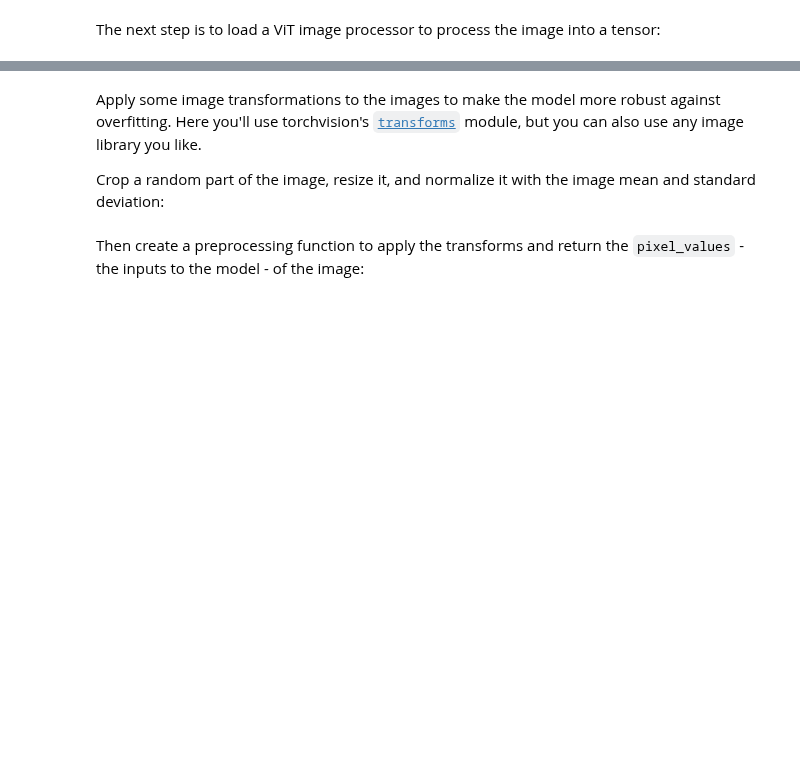
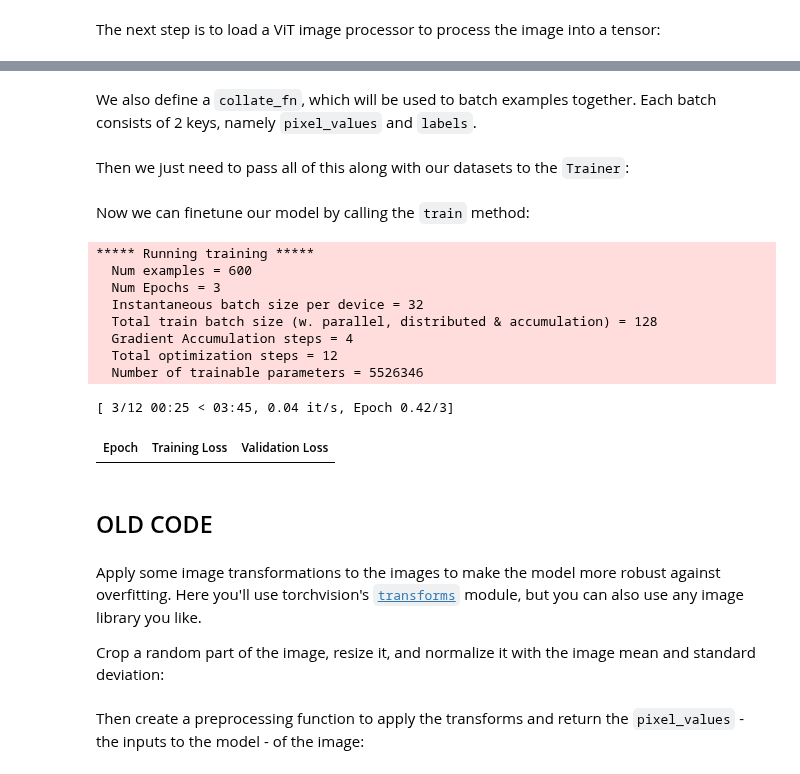
Before and after one commit to jorcisai/ARF, a Jupyter notebook: HuggingFace/07-Finetuning-ImageClassification.ipynb, the cells around one changed output, grey strips where cells are left out. Cells and saved outputs as stored; diff of their text form; code cells hidden in the pictures; blank space fills up the shorter version.

```diff
--- a/HuggingFace/07-Finetuning-ImageClassification.ipynb
+++ b/HuggingFace/07-Finetuning-ImageClassification.ipynb
@@ -103,0 +259,4 @@ The next step is to load a ViT image processor to process the image into a tenso
+# %%
+from datasets import load_metric
+
+metric = load_metric("accuracy")
@@ -104,3 +265,57 @@ The next step is to load a ViT image processor to process the image into a tenso
+# %%
+import numpy as np
+
+# the compute_metrics function takes a Named Tuple as input:
+# predictions, which are the logits of the model as Numpy arrays,
+# and label_ids, which are the ground-truth labels as Numpy arrays.
+def compute_metrics(eval_pred):
+    """Computes accuracy on a batch of predictions"""
+    predictions = np.argmax(eval_pred.predictions, axis=1)
+    return metric.compute(predictions=predictions, references=eval_pred.label_ids)
+# %% [markdown]
+We also define a `collate_fn`, which will be used to batch examples together.
+Each batch consists of 2 keys, namely `pixel_values` and `labels`.
+# %%
+import torch
+
+def collate_fn(examples):
+    pixel_values = torch.stack([example["pixel_values"] for example in examples])
+    labels = torch.tensor([example["label"] for example in examples])
+    return {"pixel_values": pixel_values, "labels": labels}
+# %% [markdown]
+Then we just need to pass all of this along with our datasets to the `Trainer`:
+# %%
+trainer = Trainer(
+    model,
+    args,
+    train_dataset=tr_fashion,
+    eval_dataset=dv_fashion,
+    tokenizer=feature_extractor,
+    compute_metrics=compute_metrics,
+    data_collator=collate_fn,
+)
+# %% [markdown]
+Now we can finetune our model by calling the `train` method:
+# %%
+train_results = trainer.train()
+# rest is optional but nice to have
+trainer.save_model()
+trainer.log_metrics("train", train_results.metrics)
+trainer.save_metrics("train", train_results.metrics)
+trainer.save_state()
+# %% [output]
+***** Running training *****
+  Num examples = 600
+  Num Epochs = 3
+  Instantaneous batch size per device = 32
+  Total train batch size (w. parallel, distributed & accumulation) = 128
+  Gradient Accumulation steps = 4
+  Total optimization steps = 12
+  Number of trainable parameters = 5526346
+[ 3/12 00:25 < 03:45, 0.04 it/s, Epoch 0.42/3]
+| Epoch | Training Loss | Validation Loss |
+# %% [markdown]
+## OLD CODE
 # %%
 from transformers import AutoImageProcessor
 
```
Also changed, not shown: parts of 30 cells of this notebook.
